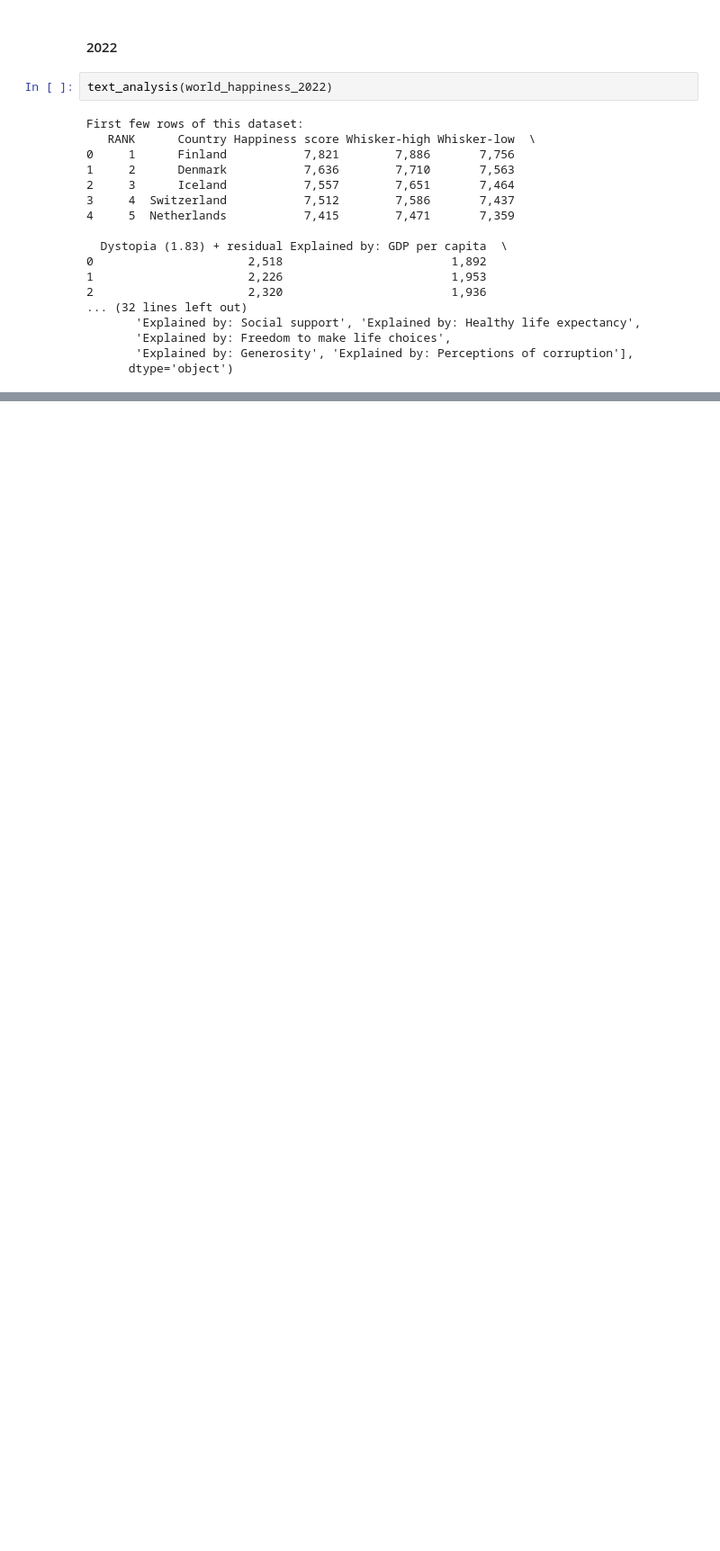
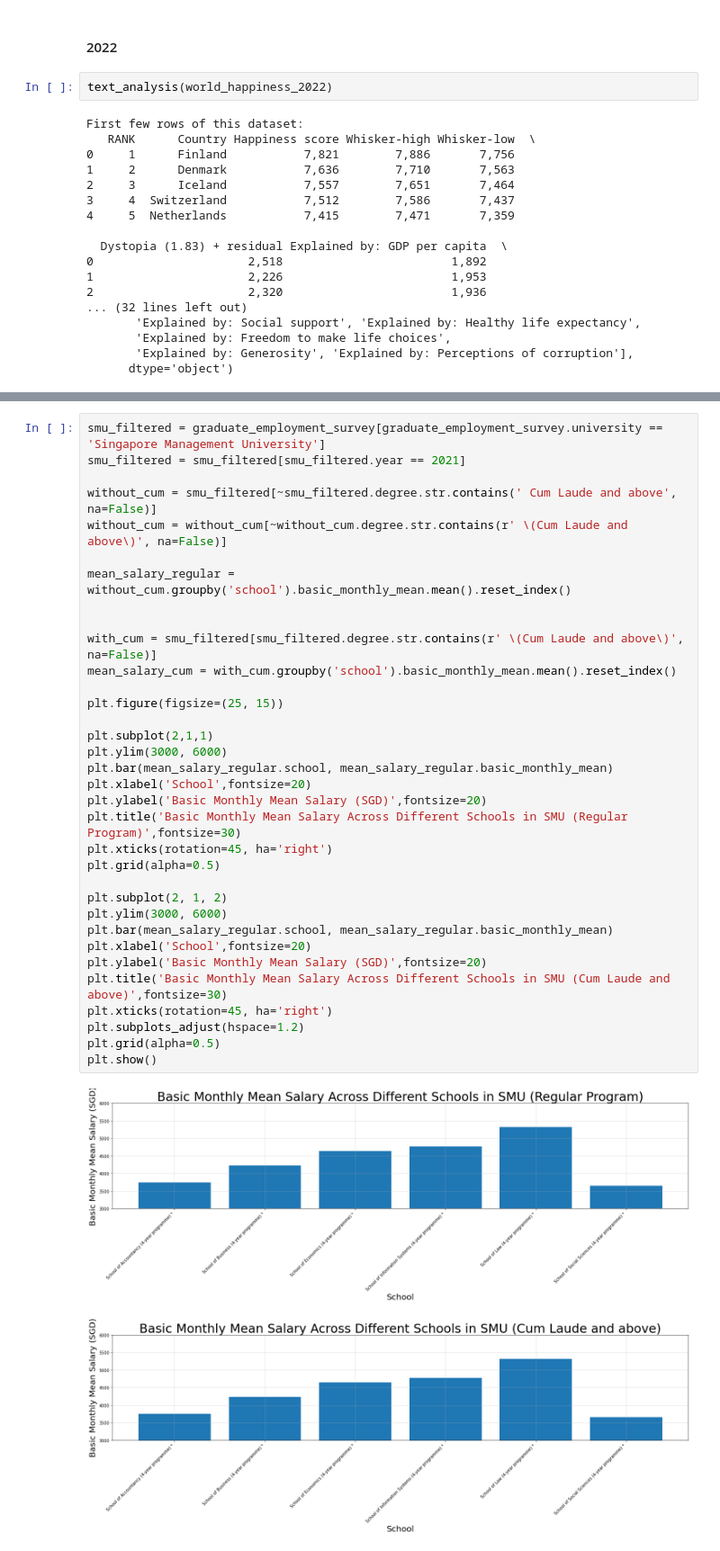
Before and after one commit to rajkaran27/PDS-CA2, a Jupyter notebook: CA2-new.ipynb, the cells around one changed output, grey strips where cells are left out. Shown: that part at 90% size. Cells and saved outputs as stored; diff of their text form; blank space fills up the shorter version.

```diff
--- a/CA2-new.ipynb
+++ b/CA2-new.ipynb
@@ -230,0 +281,36 @@ plt.show()
+# %%
+smu_filtered = graduate_employment_survey[graduate_employment_survey.university == 'Singapore Management University']
+smu_filtered = smu_filtered[smu_filtered.year == 2021]
+
+without_cum = smu_filtered[~smu_filtered.degree.str.contains(' Cum Laude and above', na=False)]
+without_cum = without_cum[~without_cum.degree.str.contains(r' \(Cum Laude and above\)', na=False)]
+
+mean_salary_regular = without_cum.groupby('school').basic_monthly_mean.mean().reset_index()
+
+
+with_cum = smu_filtered[smu_filtered.degree.str.contains(r' \(Cum Laude and above\)', na=False)]
+mean_salary_cum = with_cum.groupby('school').basic_monthly_mean.mean().reset_index()
+
+plt.figure(figsize=(25, 15))
+
+plt.subplot(2,1,1)
+plt.ylim(3000, 6000)
+plt.bar(mean_salary_regular.school, mean_salary_regular.basic_monthly_mean)
+plt.xlabel('School',fontsize=20)
+plt.ylabel('Basic Monthly Mean Salary (SGD)',fontsize=20)
+plt.title('Basic Monthly Mean Salary Across Different Schools in SMU (Regular Program)',fontsize=30)
+plt.xticks(rotation=45, ha='right')
+plt.grid(alpha=0.5)
+
+plt.subplot(2, 1, 2)
+plt.ylim(3000, 6000)
+plt.bar(mean_salary_regular.school, mean_salary_regular.basic_monthly_mean)
+plt.xlabel('School',fontsize=20)
+plt.ylabel('Basic Monthly Mean Salary (SGD)',fontsize=20)
+plt.title('Basic Monthly Mean Salary Across Different Schools in SMU (Cum Laude and above)',fontsize=30)
+plt.xticks(rotation=45, ha='right')
+plt.subplots_adjust(hspace=1.2)
+plt.grid(alpha=0.5)
+plt.show()
+# %% [output]
+[figure, added]
```
Also changed, not shown: parts of 12 cells of this notebook.
